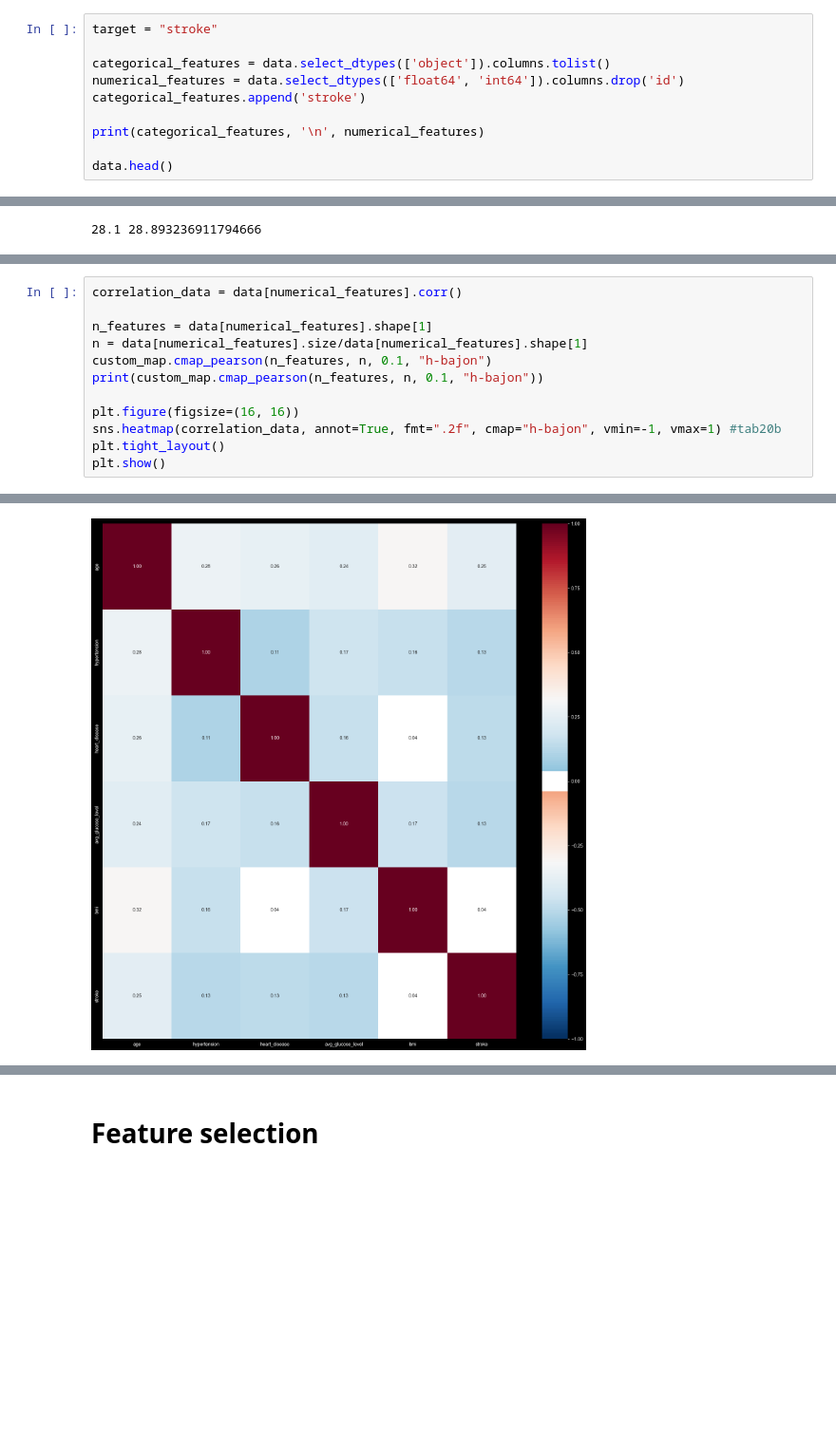
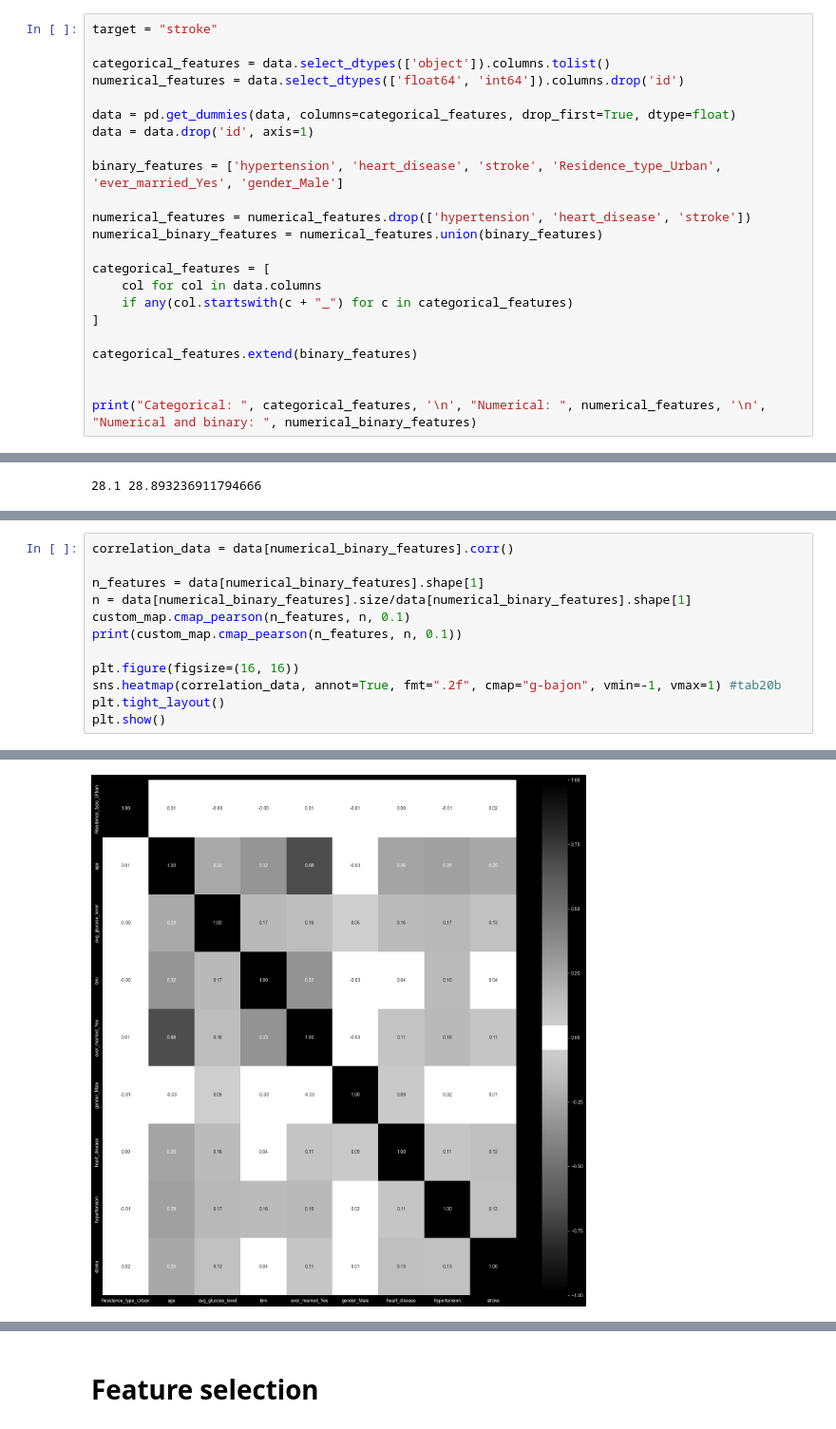
Before and after one commit to bajon1/Ridge-hillclimbing, a Jupyter notebook: feature_engineering.ipynb, the cells around one changed output, grey strips where cells are left out. Shown at 95% size. Cells and saved outputs as stored; diff of their text form; blank space fills up the shorter version.

```diff
--- a/feature_engineering.ipynb
+++ b/feature_engineering.ipynb
@@ -75,9 +84,22 @@ target = "stroke"
 
 categorical_features = data.select_dtypes(['object']).columns.tolist()
 numerical_features = data.select_dtypes(['float64', 'int64']).columns.drop('id')
-categorical_features.append('stroke')
 
-print(categorical_features, '\n', numerical_features)
+data = pd.get_dummies(data, columns=categorical_features, drop_first=True, dtype=float)
+data = data.drop('id', axis=1)
 
-data.head()
+binary_features = ['hypertension', 'heart_disease', 'stroke', 'Residence_type_Urban', 'ever_married_Yes', 'gender_Male']
+
+numerical_features = numerical_features.drop(['hypertension', 'heart_disease', 'stroke'])
+numerical_binary_features = numerical_features.union(binary_features)
+
+categorical_features = [
+    col for col in data.columns
+    if any(col.startswith(c + "_") for c in categorical_features)
+]
+
+categorical_features.extend(binary_features)
+
+
+print("Categorical: ", categorical_features, '\n', "Numerical: ", numerical_features, '\n', "Numerical and binary: ", numerical_binary_features)
 # %% [output]
@@ -129,13 +179,13 @@ data = data.drop('id', axis=1)
 # %%
-correlation_data = data[numerical_features].corr()
+correlation_data = data[numerical_binary_features].corr()
 
-n_features = data[numerical_features].shape[1]
-n = data[numerical_features].size/data[numerical_features].shape[1]
-custom_map.cmap_pearson(n_features, n, 0.1, "h-bajon")
-print(custom_map.cmap_pearson(n_features, n, 0.1, "h-bajon"))
+n_features = data[numerical_binary_features].shape[1]
+n = data[numerical_binary_features].size/data[numerical_binary_features].shape[1]
+custom_map.cmap_pearson(n_features, n, 0.1)
+print(custom_map.cmap_pearson(n_features, n, 0.1))
 
 plt.figure(figsize=(16, 16))
-sns.heatmap(correlation_data, annot=True, fmt=".2f", cmap="h-bajon", vmin=-1, vmax=1) #tab20b
+sns.heatmap(correlation_data, annot=True, fmt=".2f", cmap="g-bajon", vmin=-1, vmax=1) #tab20b
 plt.tight_layout()
 plt.show()
 # %% [output]
@@ -143,4 +193,4 @@ plt.show()
-[figure, old version]
+[figure, new version]
 # %%
 correlation_data = data.corr()
 
```
Also changed, not shown: parts of 20 cells of this notebook, 3 other files.
